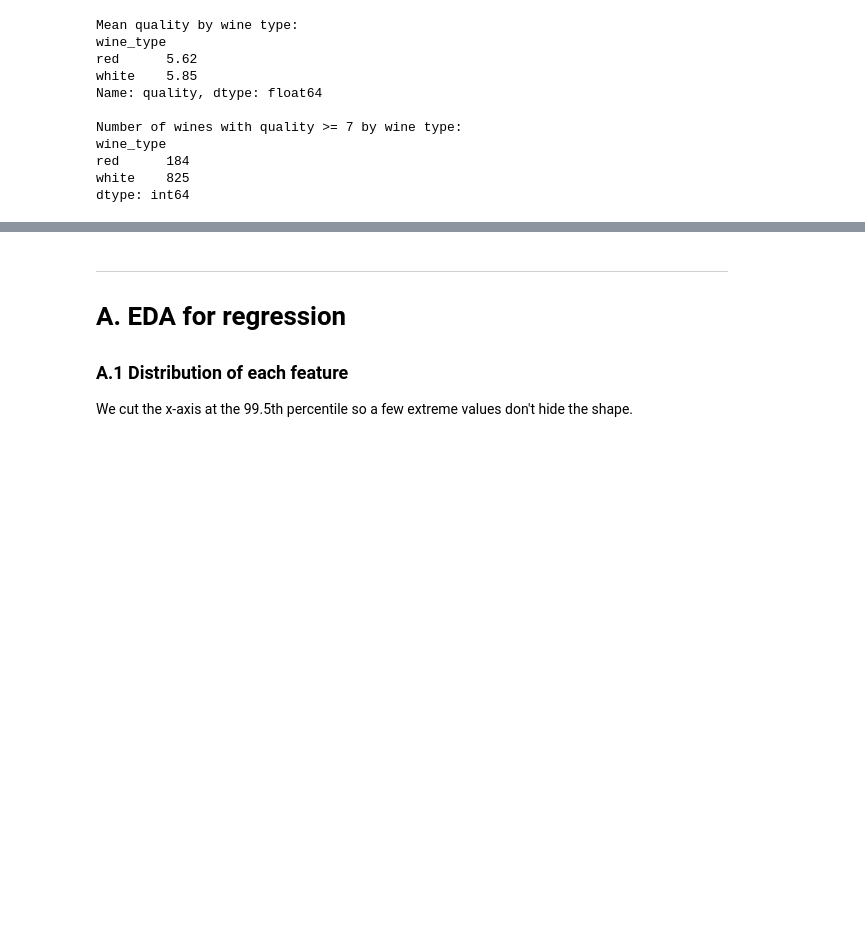
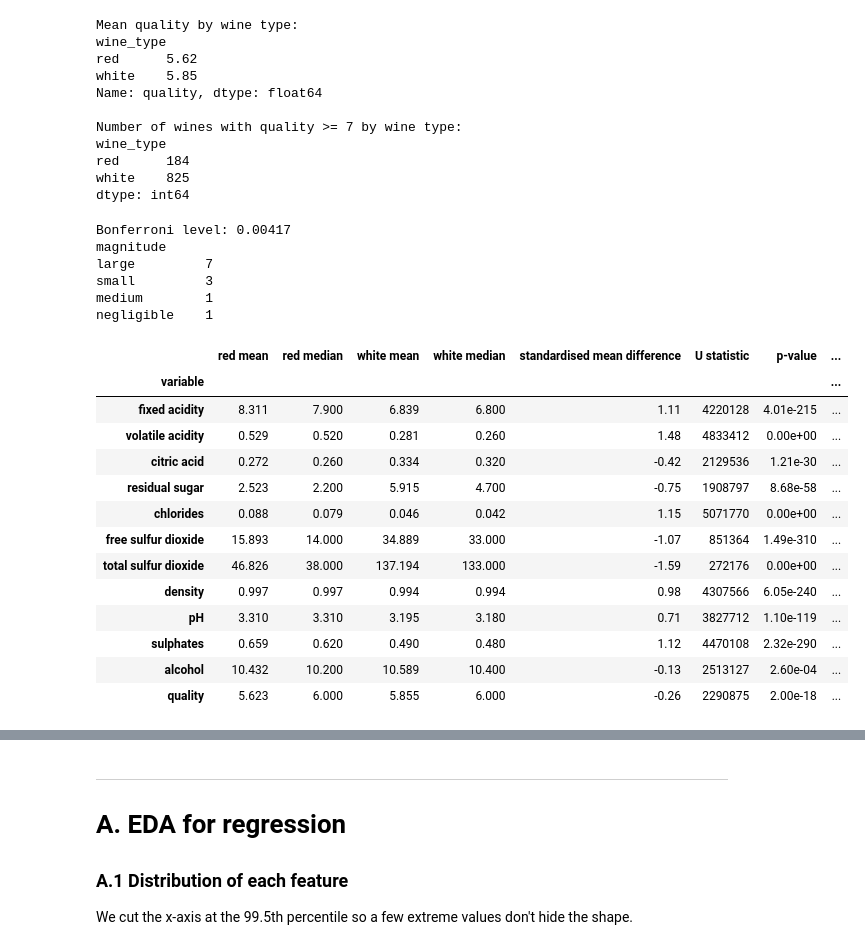
Before and after one commit to sandragc8/Wine_quality_machine_learning_report, a Jupyter notebook: notebooks/02_exploratory_data_analysis.ipynb, the cells around one changed output, grey strips where cells are left out. Drawn from its saved outputs; the diff is of its cells as text; code cells hidden in the pictures; blank space fills up the shorter version.

```diff
--- a/notebooks/02_exploratory_data_analysis.ipynb
+++ b/notebooks/02_exploratory_data_analysis.ipynb
@@ -74,3 +91,55 @@ wine_type
 red      184
 white    825
 dtype: int64
+# %%
+from scipy import stats
+
+VARS = FEATURES + ["quality"]
+ALPHA = 0.05 / len(VARS)
+red, white = wine[wine.wine_type == "red"], wine[wine.wine_type == "white"]
+
+def magnitude(d):
+    d = abs(d)
+    return "negligible" if d < 0.147 else "small" if d < 0.33 else "medium" if d < 0.474 else "large"
+
+rows = []
+for col in VARS:
+    a, b = red[col].to_numpy(), white[col].to_numpy()
+    U, p = stats.mannwhitneyu(a, b, alternative="two-sided")
+    delta = 2 * U / (len(a) * len(b)) - 1
+    rows.append({"variable": col, "red mean": a.mean(), "red median": np.median(a),
+                 "white mean": b.mean(), "white median": np.median(b),
+                 "standardised mean difference": (a.mean() - b.mean()) / wine[col].std(),
+                 "U statistic": U, "p-value": p, "p-value Bonferroni": min(1.0, p * len(VARS)),
+                 "significant": p < ALPHA, "Cliff delta": delta, "magnitude": magnitude(delta)})
+rw = pd.DataFrame(rows).set_index("variable")
+rw.insert(0, "n red", len(red))
+rw.insert(1, "n white", len(white))
+rw.to_csv("../results/eda_red_vs_white.csv")
+print(f"Bonferroni level: {ALPHA:.5f}")
+print(rw["magnitude"].value_counts().to_string())
+display(rw.drop(columns=["n red", "n white"]).style.format(
+    {"red mean": "{:.3f}", "red median": "{:.3f}", "white mean": "{:.3f}", "white median": "{:.3f}",
+     "standardised mean difference": "{:.2f}", "U statistic": "{:.0f}", "p-value": "{:.2e}",
+     "p-value Bonferroni": "{:.2e}", "Cliff delta": "{:.3f}"}))
+# %% [output]
+Bonferroni level: 0.00417
+magnitude
+large         7
+small         3
+medium        1
+negligible    1
+|  | red mean | red median | white mean | white median | standardised mean difference | U statistic | p-value | ... |
+| variable |  |  |  |  |  |  |  | ... |
+| fixed acidity | 8.311 | 7.900 | 6.839 | 6.800 | 1.11 | 4220128 | 4.01e-215 | ... |
+| volatile acidity | 0.529 | 0.520 | 0.281 | 0.260 | 1.48 | 4833412 | 0.00e+00 | ... |
+| citric acid | 0.272 | 0.260 | 0.334 | 0.320 | -0.42 | 2129536 | 1.21e-30 | ... |
+| residual sugar | 2.523 | 2.200 | 5.915 | 4.700 | -0.75 | 1908797 | 8.68e-58 | ... |
+| chlorides | 0.088 | 0.079 | 0.046 | 0.042 | 1.15 | 5071770 | 0.00e+00 | ... |
+| free sulfur dioxide | 15.893 | 14.000 | 34.889 | 33.000 | -1.07 | 851364 | 1.49e-310 | ... |
+| total sulfur dioxide | 46.826 | 38.000 | 137.194 | 133.000 | -1.59 | 272176 | 0.00e+00 | ... |
+| density | 0.997 | 0.997 | 0.994 | 0.994 | 0.98 | 4307566 | 6.05e-240 | ... |
+| pH | 3.310 | 3.310 | 3.195 | 3.180 | 0.71 | 3827712 | 1.10e-119 | ... |
+| sulphates | 0.659 | 0.620 | 0.490 | 0.480 | 1.12 | 4470108 | 2.32e-290 | ... |
+| alcohol | 10.432 | 10.200 | 10.589 | 10.400 | -0.13 | 2513127 | 2.60e-04 | ... |
+| quality | 5.623 | 6.000 | 5.855 | 6.000 | -0.26 | 2290875 | 2.00e-18 | ... |
```
Also changed, not shown: parts of 10 cells of this notebook, 24 other files.
